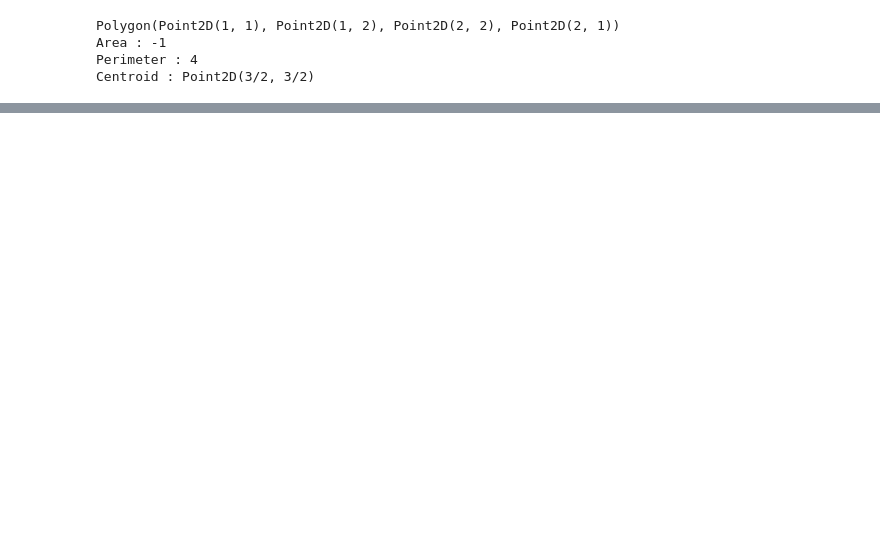
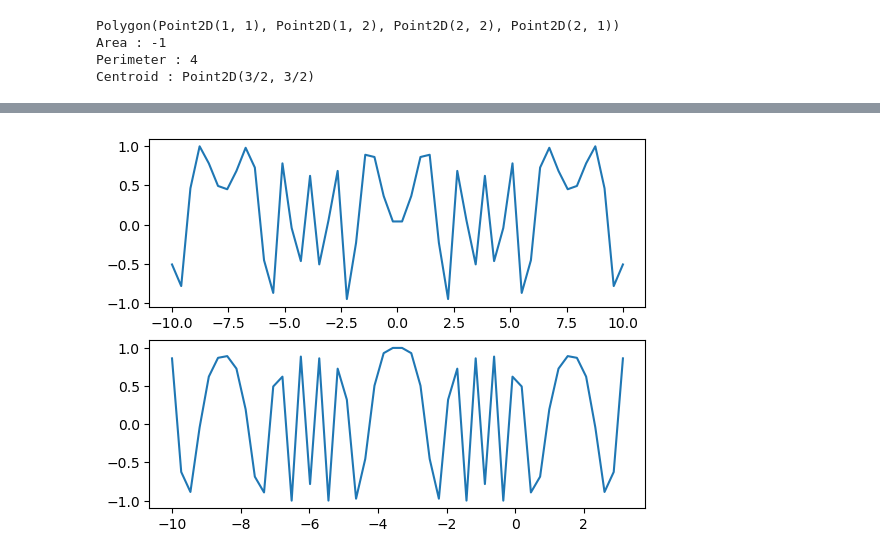
Before and after one commit to test-user9/maths_solution, a Jupyter notebook: maths_slip.ipynb, the cells around one changed output, grey strips where cells are left out. Cells and saved outputs as stored; diff of their text form; code cells hidden in the pictures; blank space fills up the shorter version.

```diff
--- a/maths_slip.ipynb
+++ b/maths_slip.ipynb
@@ -314,0 +359,12 @@ Centroid : Point2D(3/2, 3/2)
+# %%
+x = np.linspace(-10, 10)
+y= np.sin(x**2)
+plt.subplot(2, 1, 1)
+plt.plot(x, y)
+x1 = np.linspace(-10, np.pi)
+y1 = np.cos(x**2)
+plt.subplot(2, 1, 2)
+plt.plot(x1, y1)
+plt.show()
+# %% [output]
+[figure, added]
```
Also changed, not shown: parts of 15 cells of this notebook.
